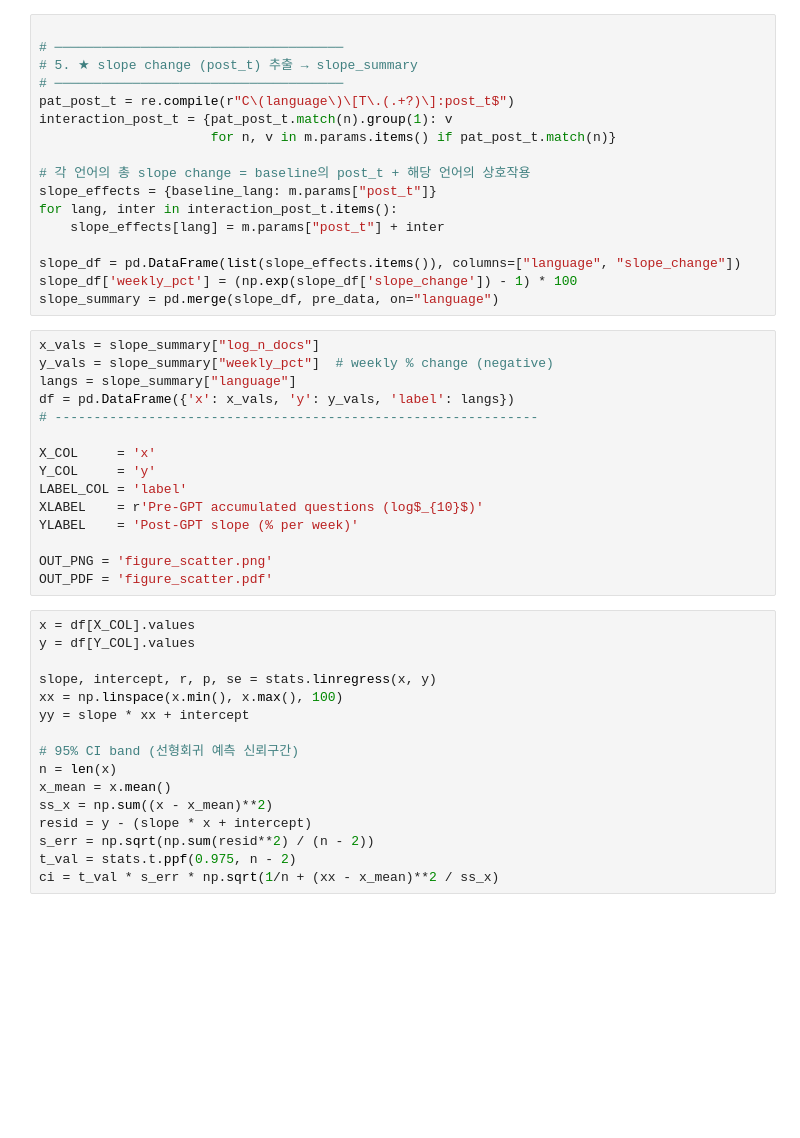
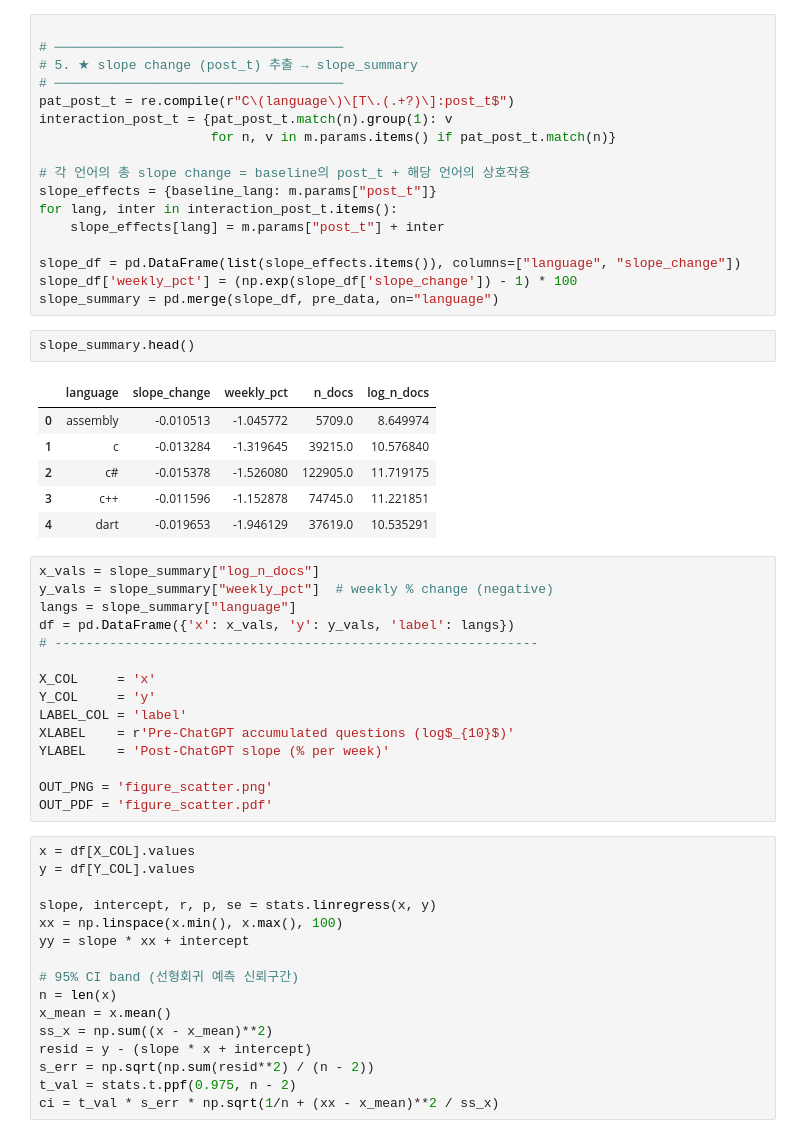
Before and after one commit to myokyunghan/so_data_availability, a Jupyter notebook: run_project/03_visualization/1_B.ipynb, the cells around one changed output. Saved outputs shown, nothing was run; the diff lists cells and outputs as text; blank space fills up the shorter version.

```diff
--- a/run_project/03_visualization/1_B.ipynb
+++ b/run_project/03_visualization/1_B.ipynb
@@ -136,6 +137,15 @@ for lang, inter in interaction_post_t.items():
 slope_df = pd.DataFrame(list(slope_effects.items()), columns=["language", "slope_change"])
 slope_df['weekly_pct'] = (np.exp(slope_df['slope_change']) - 1) * 100
 slope_summary = pd.merge(slope_df, pre_data, on="language")
+# %%
+slope_summary.head()
+# %% [output]
+|  | language | slope_change | weekly_pct | n_docs | log_n_docs |
+| 0 | assembly | -0.010513 | -1.045772 | 5709.0 | 8.649974 |
+| 1 | c | -0.013284 | -1.319645 | 39215.0 | 10.576840 |
+| 2 | c# | -0.015378 | -1.526080 | 122905.0 | 11.719175 |
+| 3 | c++ | -0.011596 | -1.152878 | 74745.0 | 11.221851 |
+| 4 | dart | -0.019653 | -1.946129 | 37619.0 | 10.535291 |
 # %%
 x_vals = slope_summary["log_n_docs"]
 y_vals = slope_summary["weekly_pct"]  # weekly % change (negative)
@@ -146,8 +156,8 @@ df = pd.DataFrame({'x': x_vals, 'y': y_vals, 'label': langs})
 X_COL     = 'x'
 Y_COL     = 'y'
 LABEL_COL = 'label'
-XLABEL    = r'Pre-GPT accumulated questions (log$_{10}$)'
-YLABEL    = 'Post-GPT slope (% per week)'
+XLABEL    = r'Pre-ChatGPT accumulated questions (log$_{10}$)'
+YLABEL    = 'Post-ChatGPT slope (% per week)'
 
 OUT_PNG = 'figure_scatter.png'
 OUT_PDF = 'figure_scatter.pdf'
```
Also changed, not shown: parts of 5 cells of this notebook, 21 other files.
